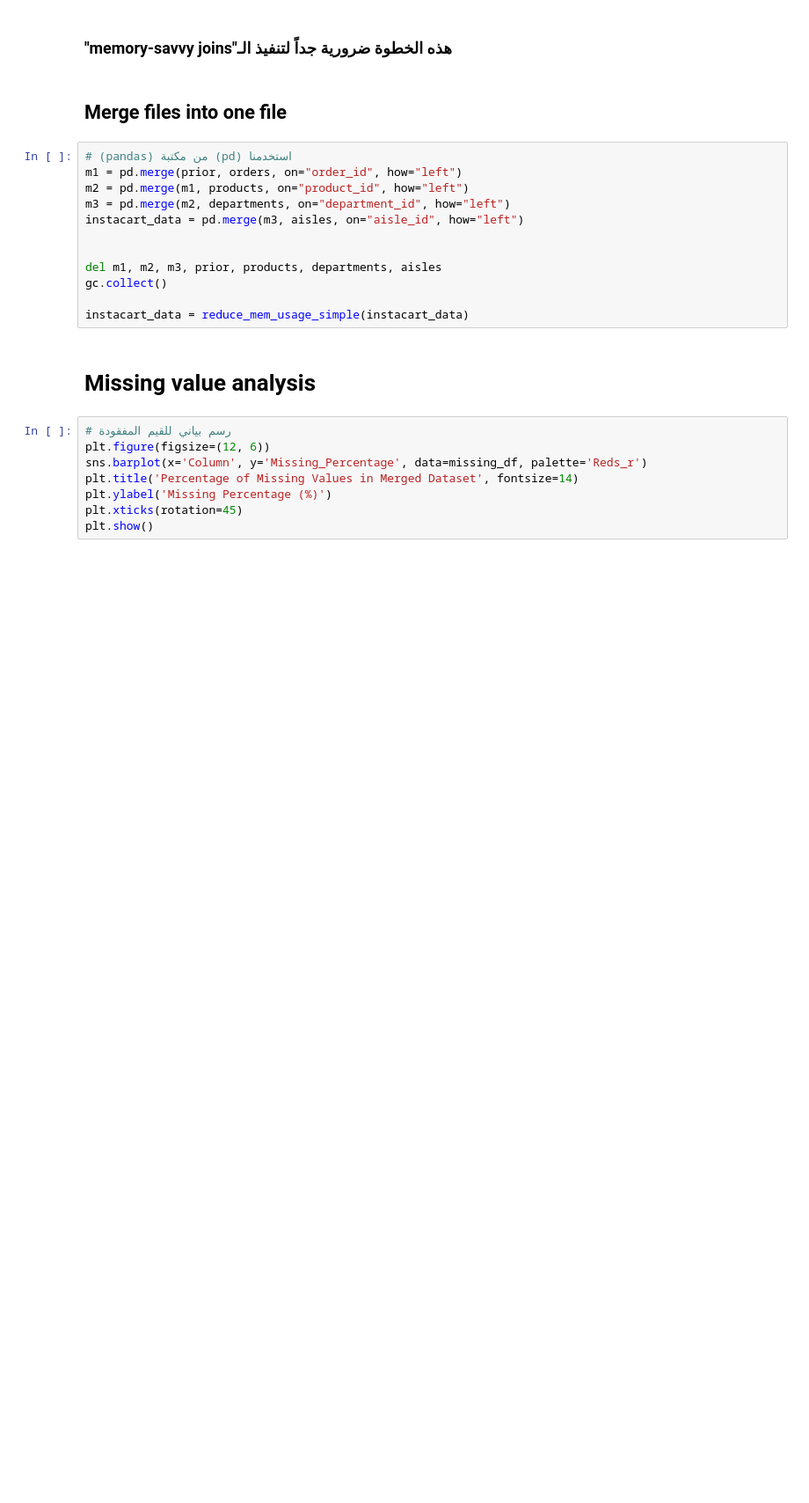
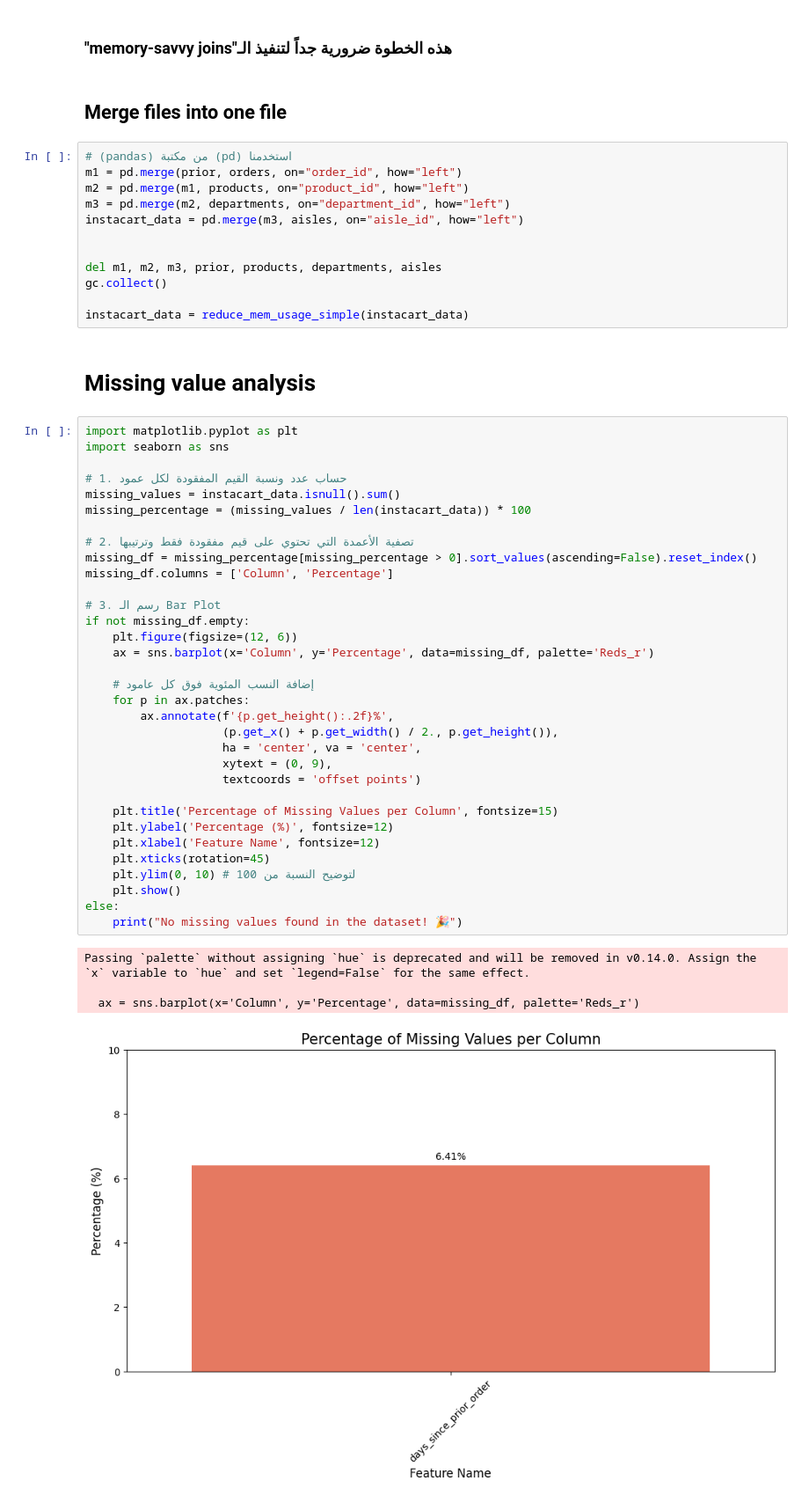
Before and after one commit to mohammed-lafi1035/DS230_final_Project_AE, a Jupyter notebook: Welcome_To_Colab.ipynb, the cells around one changed output. Shown: that part at 88% size. Drawn from its saved outputs; the diff is of its cells as text; blank space fills up the shorter version.

```diff
--- a/Welcome_To_Colab.ipynb
+++ b/Welcome_To_Colab.ipynb
@@ -88,11 +105,41 @@ gc.collect()
 instacart_data = reduce_mem_usage_simple(instacart_data)
 # %% [markdown]
 # Missing value analysis
-# %%
-# رسم بياني للقيم المفقودة
-plt.figure(figsize=(12, 6))
-sns.barplot(x='Column', y='Missing_Percentage', data=missing_df, palette='Reds_r')
-plt.title('Percentage of Missing Values in Merged Dataset', fontsize=14)
-plt.ylabel('Missing Percentage (%)')
-plt.xticks(rotation=45)
-plt.show()
+# %%
+import matplotlib.pyplot as plt
+import seaborn as sns
+
+# 1. حساب عدد ونسبة القيم المفقودة لكل عمود
+missing_values = instacart_data.isnull().sum()
+missing_percentage = (missing_values / len(instacart_data)) * 100
+
+# 2. تصفية الأعمدة التي تحتوي على قيم مفقودة فقط وترتيبها
+missing_df = missing_percentage[missing_percentage > 0].sort_values(ascending=False).reset_index()
+missing_df.columns = ['Column', 'Percentage']
+
+# 3. رسم الـ Bar Plot
+if not missing_df.empty:
+    plt.figure(figsize=(12, 6))
+    ax = sns.barplot(x='Column', y='Percentage', data=missing_df, palette='Reds_r')
+
+    # إضافة النسب المئوية فوق كل عامود
+    for p in ax.patches:
+        ax.annotate(f'{p.get_height():.2f}%',
+                    (p.get_x() + p.get_width() / 2., p.get_height()),
+                    ha = 'center', va = 'center',
+                    xytext = (0, 9),
+                    textcoords = 'offset points')
+
+    plt.title('Percentage of Missing Values per Column', fontsize=15)
+    plt.ylabel('Percentage (%)', fontsize=12)
+    plt.xlabel('Feature Name', fontsize=12)
+    plt.xticks(rotation=45)
+    plt.ylim(0, 10) # لتوضيح النسبة من 100
+    plt.show()
+else:
+    print("No missing values found in the dataset! 🎉")
+# %% [output]
+Passing `palette` without assigning `hue` is deprecated and will be removed in v0.14.0. Assign the `x` variable to `hue` and set `legend=False` for the same effect.
+
+  ax = sns.barplot(x='Column', y='Percentage', data=missing_df, palette='Reds_r')
+[figure, added]
```
Also changed, not shown: parts of 1 cell of this notebook.
